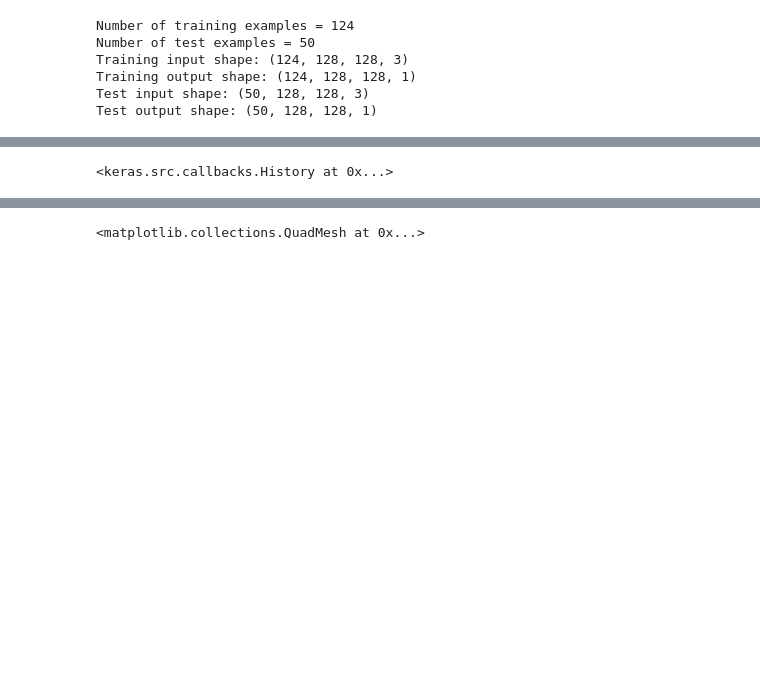
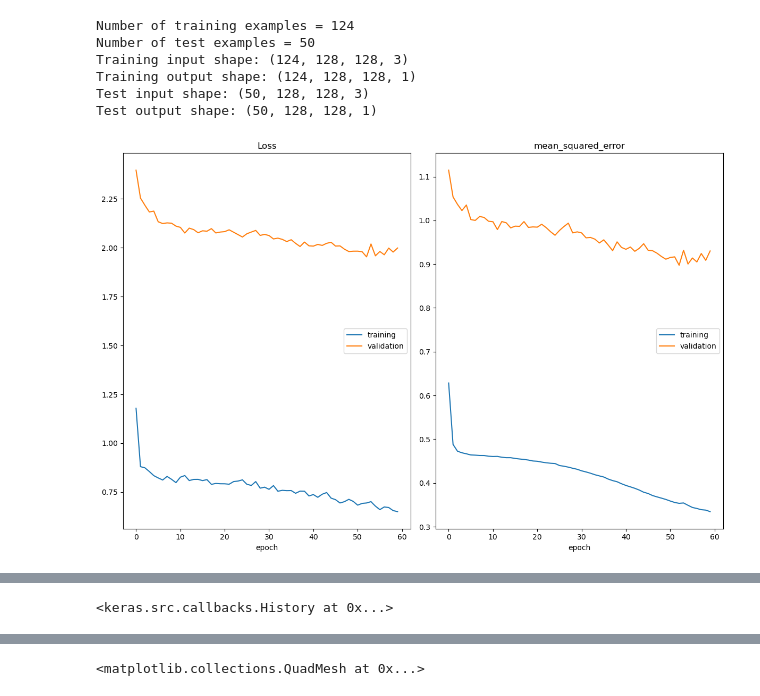
Before and after one commit to pazolka/sun-et-al-2019, a Jupyter notebook: 7_VGG.ipynb, the cells around one changed output, grey strips where cells are left out. Drawn from its saved outputs; the diff is of its cells as text; code cells hidden in the pictures; blank space fills up the shorter version.

```diff
--- a/7_VGG.ipynb
+++ b/7_VGG.ipynb
@@ -144,5 +147,15 @@ Training output shape: (124, 128, 128, 1)
 Test input shape: (50, 128, 128, 3)
 Test output shape: (50, 128, 128, 1)
 # %%
-full_model.fit(x=[precip_train, temp_train, twsa_train], y=mismatch_train, epochs = 60, batch_size = 5)
+full_model.fit(x=[precip_train, temp_train, twsa_train],
+              y=mismatch_train,
+              batch_size=5,
+              epochs=60,
+              validation_data=([precip_test, temp_test, twsa_test], mismatch_test),
+              callbacks=[ModelCheckpoint(filepath='vgg.weights.best.hdf5',
+                                  save_best_only=True,
+                                  verbose=1),
+                         PlotLossesCallback()],
+              verbose=1)
 # %% [output]
+[figure, added]
```
Also changed, not shown: parts of 6 cells of this notebook, 7 other files.
